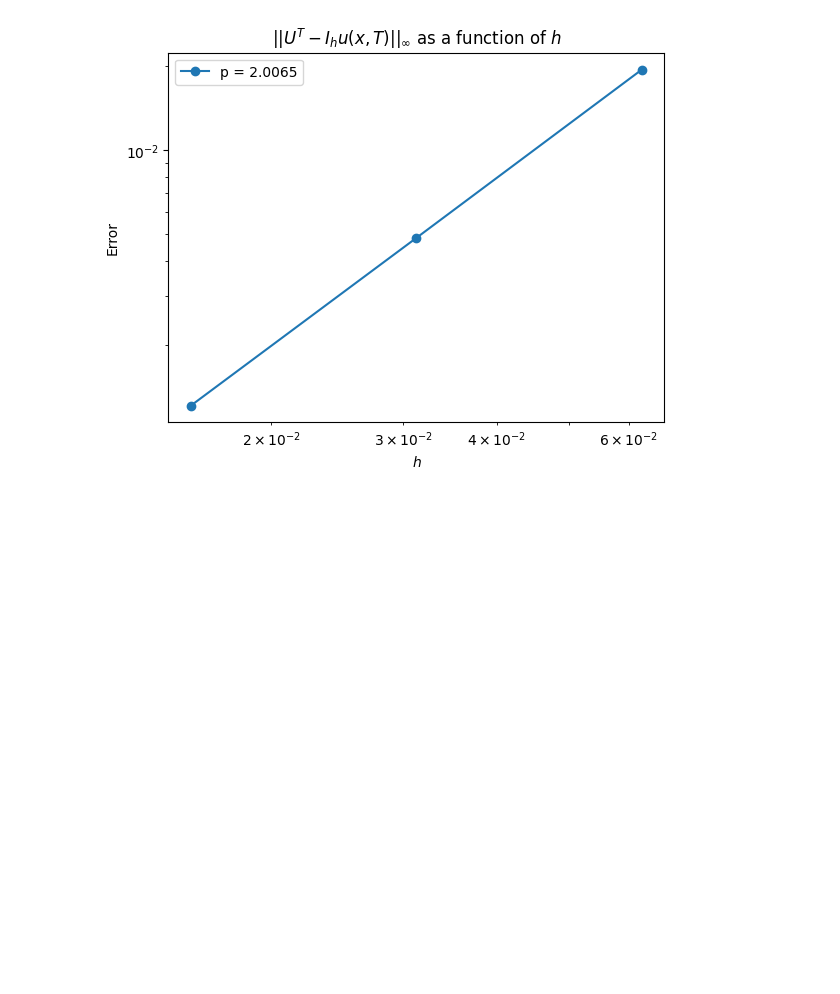
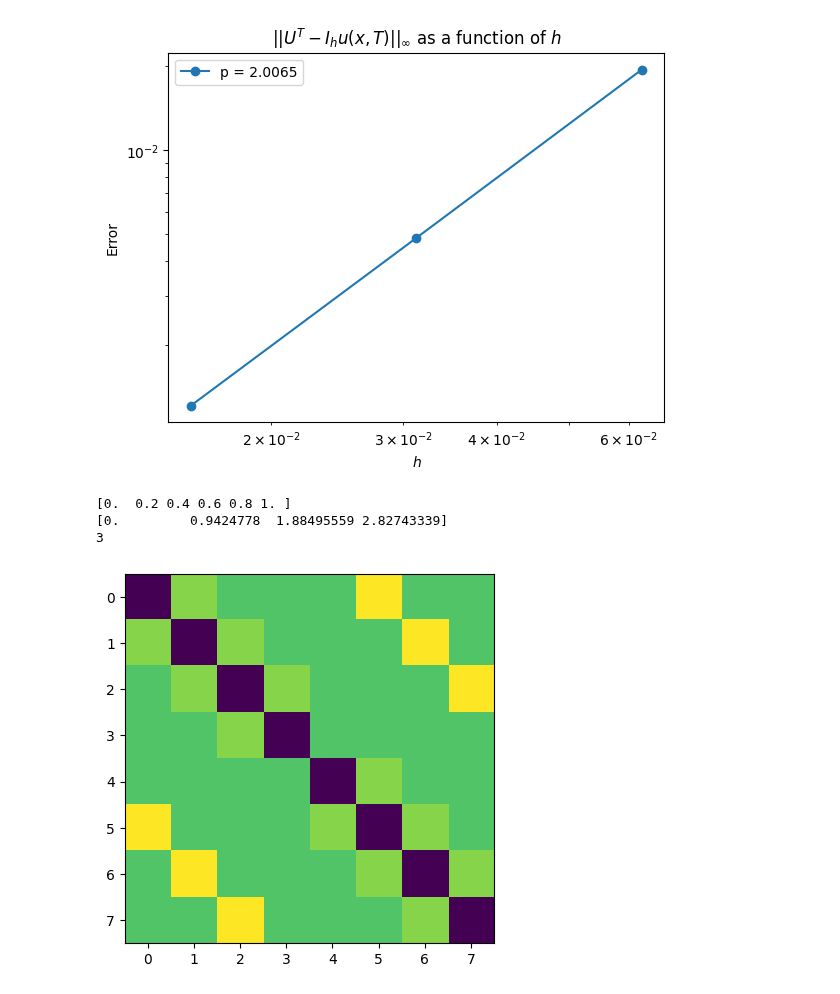
Before and after one commit to aledha/TMA4212-NumDiffDiff, a Jupyter notebook: Project 1/Proj1_code.ipynb, the cells around one changed output. Saved outputs shown, nothing was run; the diff lists cells and outputs as text; code cells hidden in the pictures; blank space fills up the shorter version.

```diff
--- a/Project 1/Proj1_code.ipynb
+++ b/Project 1/Proj1_code.ipynb
@@ -307,3 +308,31 @@ plt.show()
 # %% [output]
 M array:  [16 32 64]
 [figure]
+# %%
+M = 5
+h = 1 / M
+r = np.pi*1.5
+k = h * r
+
+x = np.linspace(0, 1, M+1)
+y = np.arange(0, 2+k, k)
+print(x)
+print(y)
+N = len(y) - 1
+print(N)
+# %% [output]
+[0.  0.2 0.4 0.6 0.8 1. ]
+[0.         0.9424778  1.88495559 2.82743339]
+3
+# %%
+def matrixmaker(alpha, beta, M, N=M):
+    C = ndiag([alpha, -2*(alpha + beta), alpha], [-1,0,1], M-1)
+    B = ndiag([beta], [1], M-1)
+    D = ndiag([beta], [-1], M-1)
+    A = triblock(C,B,D,N)
+    return A
+
+plt.imshow(matrixmaker(1, 3, 5, 3))
+plt.show()
+# %% [output]
+[figure, added]
```
Also changed, not shown: parts of 4 cells of this notebook.
